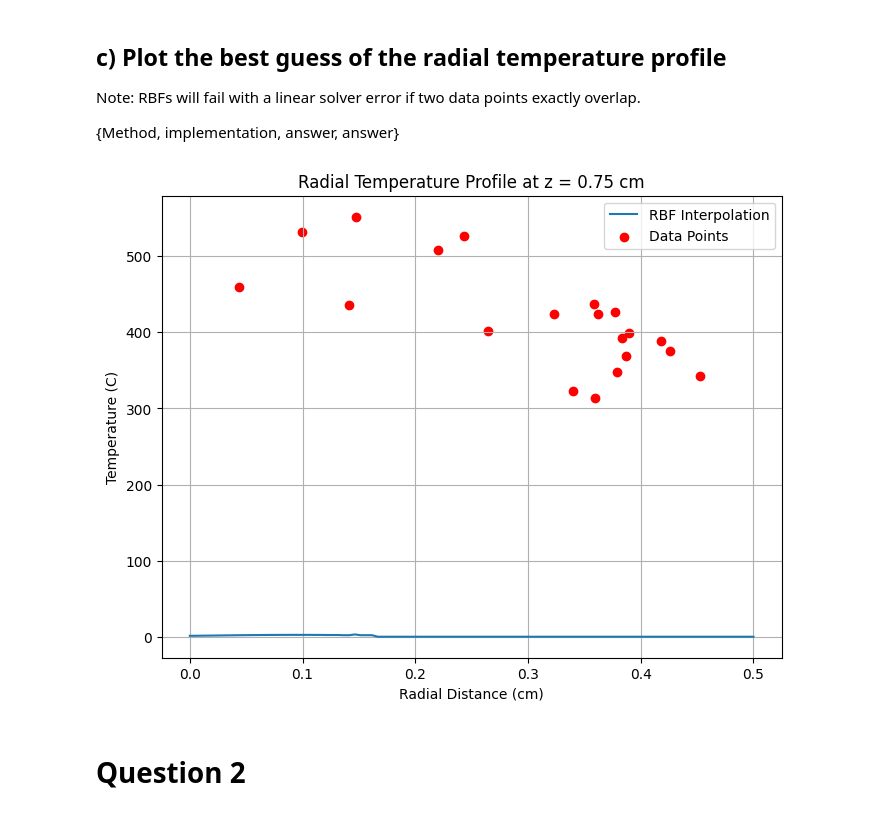
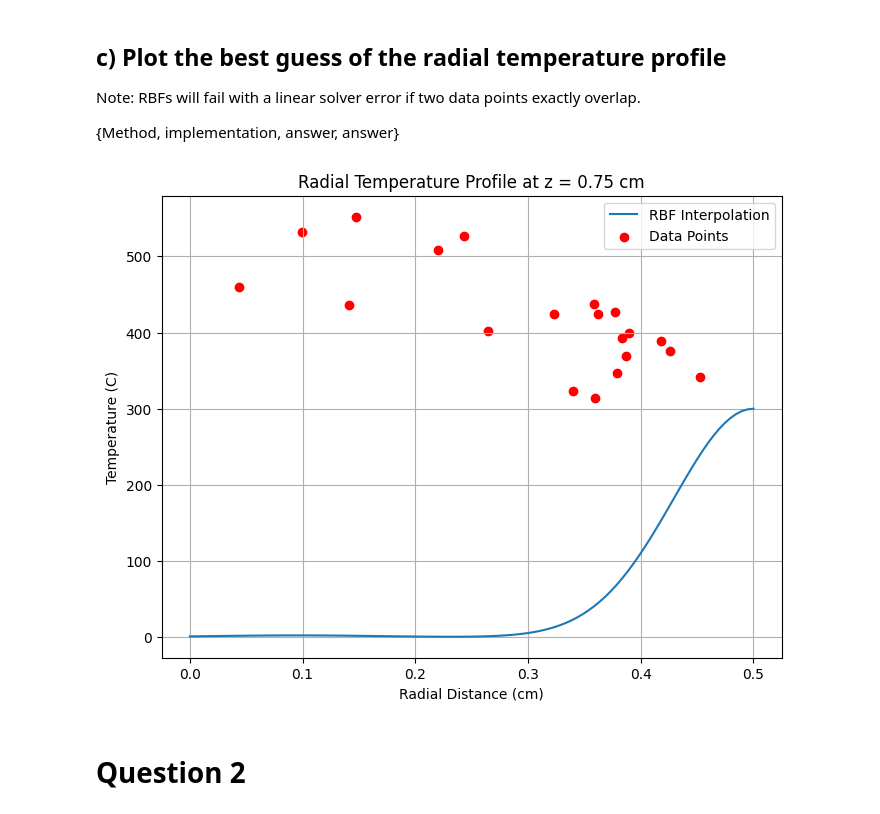
Before and after one commit to saryurawaley/Engphys3mn4, a Jupyter notebook: Assignments/Assignment_2.ipynb, the cells around one changed output. Saved outputs shown, nothing was run; the diff lists cells and outputs as text; code cells hidden in the pictures.

```diff
--- a/Assignments/Assignment_2.ipynb
+++ b/Assignments/Assignment_2.ipynb
@@ -130,34 +130,38 @@ epsilon = 10
 
 # Calculate the RBF matrix
 rbf_matrix = gaussian_rbf(dist_matrix, epsilon)
 
+# Add a small regularization parameter to the diagonal
+rbf_matrix += np.eye(rbf_matrix.shape[0]) * 1e-6
+
+
 # Solve for the weights (lambda)
 weights = solve(rbf_matrix, all_T)
 
 # Create interpolation points in 3D space
 interp_points = np.vstack([x_interp, y_interp, z_interp]).T
 
 # Calculate distances between interpolation points and all data/boundary points
 dist_interp_matrix = cdist(interp_points, np.vstack([all_x, all_y, all_z]).T, metric='euclidean')
 
 # Calculate the RBF values for the interpolation points
 rbf_interp_matrix = gaussian_rbf(dist_interp_matrix, epsilon)
 
 # Calculate the interpolated temperature values
 T_interp = np.dot(rbf_interp_matrix, weights)
 
 # Plot the radial temperature profile
 plt.figure(figsize=(8, 6))
 plt.plot(r_interp, T_interp, label='RBF Interpolation')
 plt.scatter(r, T, color='red', label='Data Points')
 plt.xlabel('Radial Distance (cm)')
 plt.ylabel('Temperature (C)')
 plt.title('Radial Temperature Profile at z = 0.75 cm')
 plt.legend()
 plt.grid(True)
 plt.show()
 # %% [output]
-[figure, old version]
+[figure, new version]
 # %% [markdown]
 # Question 2
 # %% [markdown]
```
